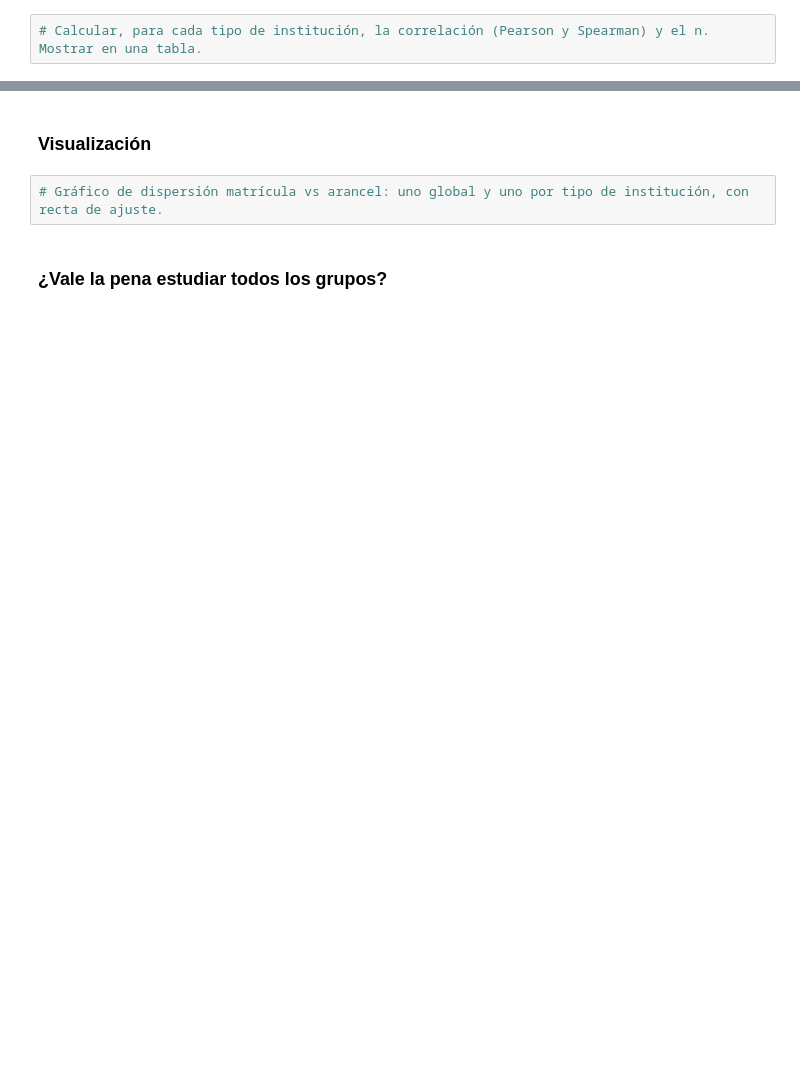
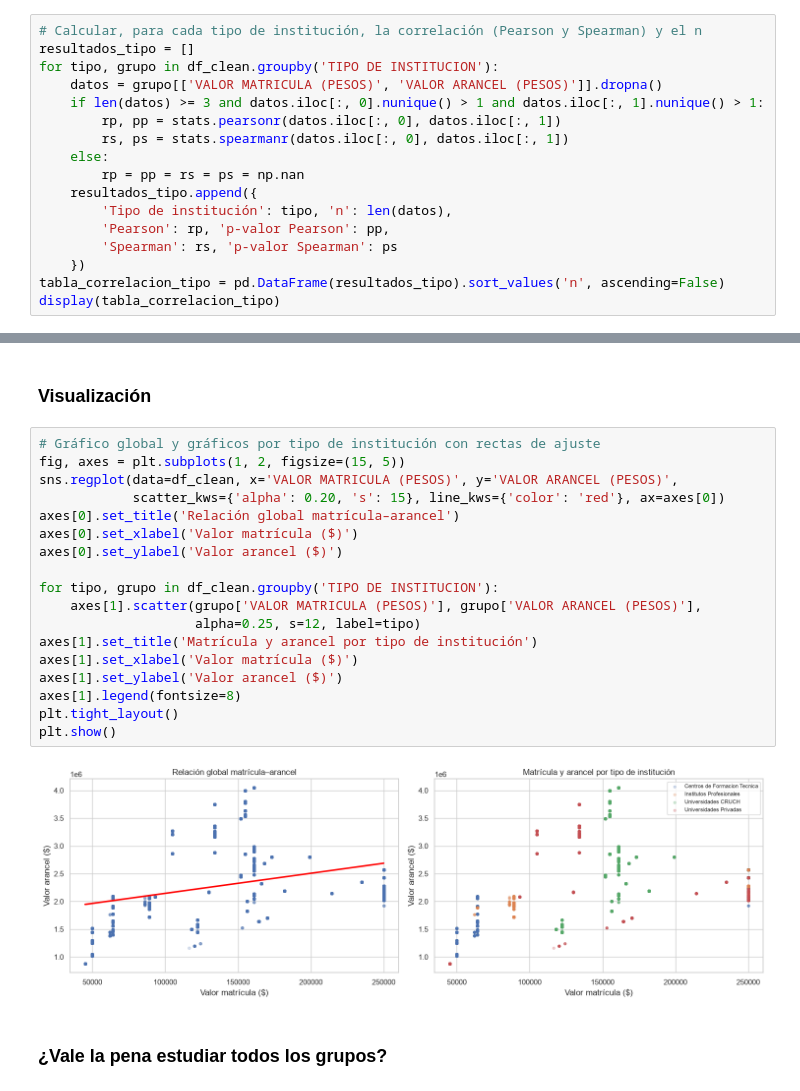
Before and after one commit to Jeanrenel92/labs-estadistica-desc, a Jupyter notebook: SEM2/Trabajo practico 2/TP_PRACTICO_V1.ipynb, the cells around one changed output, grey strips where cells are left out. Drawn from its saved outputs; the diff is of its cells as text; blank space fills up the shorter version.

```diff
--- a/SEM2/Trabajo practico 2/TP_PRACTICO_V1.ipynb
+++ b/SEM2/Trabajo practico 2/TP_PRACTICO_V1.ipynb
@@ -137,4 +181,19 @@ dtype: int64
 # %% [markdown]
 ### Correlación por tipo de institución
 # %%
-# Calcular, para cada tipo de institución, la correlación (Pearson y Spearman) y el n. Mostrar en una tabla.
+# Calcular, para cada tipo de institución, la correlación (Pearson y Spearman) y el n
+resultados_tipo = []
+for tipo, grupo in df_clean.groupby('TIPO DE INSTITUCION'):
+    datos = grupo[['VALOR MATRICULA (PESOS)', 'VALOR ARANCEL (PESOS)']].dropna()
+    if len(datos) >= 3 and datos.iloc[:, 0].nunique() > 1 and datos.iloc[:, 1].nunique() > 1:
+        rp, pp = stats.pearsonr(datos.iloc[:, 0], datos.iloc[:, 1])
+        rs, ps = stats.spearmanr(datos.iloc[:, 0], datos.iloc[:, 1])
+    else:
+        rp = pp = rs = ps = np.nan
+    resultados_tipo.append({
+        'Tipo de institución': tipo, 'n': len(datos),
+        'Pearson': rp, 'p-valor Pearson': pp,
+        'Spearman': rs, 'p-valor Spearman': ps
+    })
+tabla_correlacion_tipo = pd.DataFrame(resultados_tipo).sort_values('n', ascending=False)
+display(tabla_correlacion_tipo)
@@ -141,7 +206,25 @@ dtype: int64
 # %% [markdown]
 ### Visualización
 # %%
-# Gráfico de dispersión matrícula vs arancel: uno global y uno por tipo de institución, con recta de ajuste.
+# Gráfico global y gráficos por tipo de institución con rectas de ajuste
+fig, axes = plt.subplots(1, 2, figsize=(15, 5))
+sns.regplot(data=df_clean, x='VALOR MATRICULA (PESOS)', y='VALOR ARANCEL (PESOS)',
+            scatter_kws={'alpha': 0.20, 's': 15}, line_kws={'color': 'red'}, ax=axes[0])
+axes[0].set_title('Relación global matrícula–arancel')
+axes[0].set_xlabel('Valor matrícula ($)')
+axes[0].set_ylabel('Valor arancel ($)')
+
+for tipo, grupo in df_clean.groupby('TIPO DE INSTITUCION'):
+    axes[1].scatter(grupo['VALOR MATRICULA (PESOS)'], grupo['VALOR ARANCEL (PESOS)'],
+                    alpha=0.25, s=12, label=tipo)
+axes[1].set_title('Matrícula y arancel por tipo de institución')
+axes[1].set_xlabel('Valor matrícula ($)')
+axes[1].set_ylabel('Valor arancel ($)')
+axes[1].legend(fontsize=8)
+plt.tight_layout()
+plt.show()
+# %% [output]
+[figure, added]
 # %% [markdown]
 ### ¿Vale la pena estudiar todos los grupos?
 # %%
```
Also changed, not shown: parts of 26 cells of this notebook.
